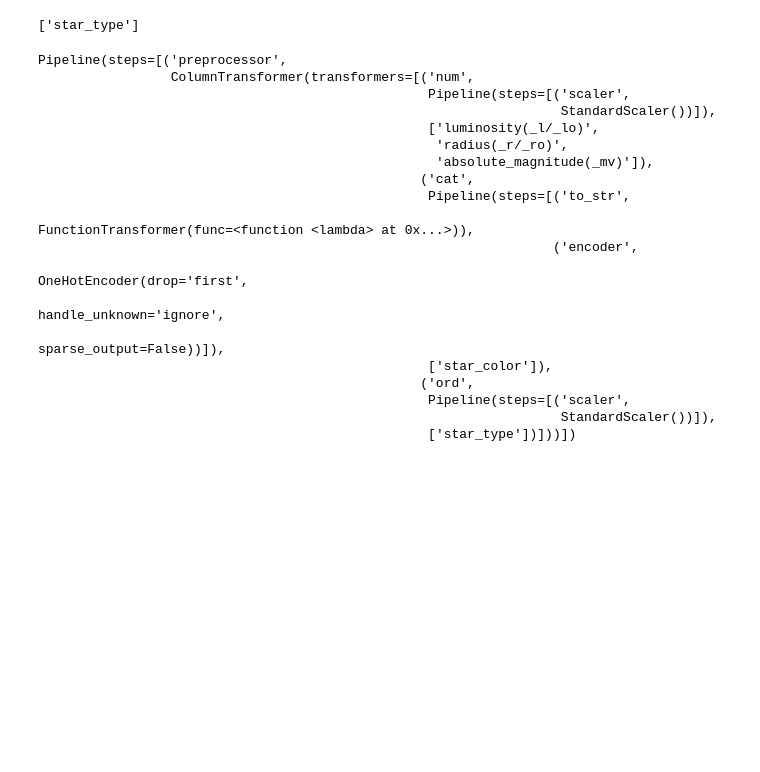
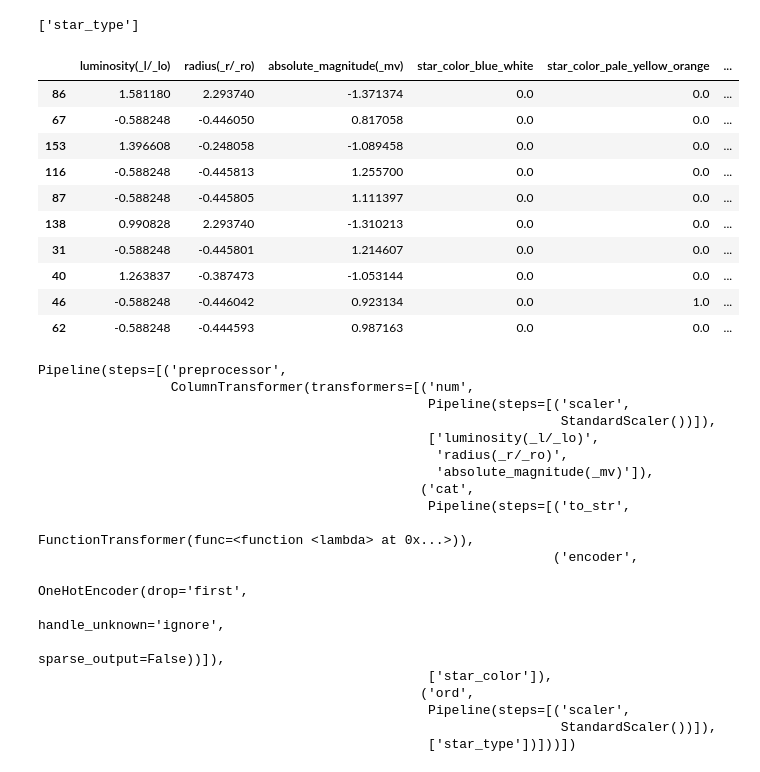
Before and after one commit to Ankudar/yandex_practicum_ds, a Jupyter notebook: 12) Neyrosety/notebook/project.ipynb, the cells around one changed output. Cells and saved outputs as stored; diff of their text form; code cells hidden in the pictures; blank space fills up the shorter version.

```diff
--- a/12) Neyrosety/notebook/project.ipynb
+++ b/12) Neyrosety/notebook/project.ipynb
@@ -473,17 +474,34 @@ preprocessor = ColumnTransformer(
 # %%
 preprocessing_pipeline = Pipeline([
     ('preprocessor', preprocessor)
 ])
 
-# Обучаем препроцессор на тренировочных данных
 preprocessing_pipeline.fit(X_train)
 
-# Получаем преобразованные данные для PyTorch
 X_train_processed = preprocessing_pipeline.transform(X_train)
 X_test_processed = preprocessing_pipeline.transform(X_test)
 
-# Конвертируем в тензоры
-X_train_tensor = torch.FloatTensor(X_train_processed)
-X_test_tensor = torch.FloatTensor(X_test_processed)
-y_train_tensor = torch.FloatTensor(y_train.values)
-y_test_tensor = torch.FloatTensor(y_test.values)
+# посмотри как все нормализовалось после пайплайна
+cat_encoder = preprocessing_pipeline.named_steps['preprocessor'].named_transformers_['cat'].named_steps['encoder']
+cat_feature_names = cat_encoder.get_feature_names_out(cat_cols)
+
+feature_names = (
+    list(num_cols)
+    + list(cat_feature_names)
+    + list(ord_cols)
+)
+
+X_train_transformed_df = pd.DataFrame(X_train_processed, columns=feature_names)
+display(X_train_transformed_df.sample(10))
+# %% [output]
+|  | luminosity(_l/_lo) | radius(_r/_ro) | absolute_magnitude(_mv) | star_color_blue_white | star_color_pale_yellow_orange | ... |
+| 86 | 1.581180 | 2.293740 | -1.371374 | 0.0 | 0.0 | ... |
+| 67 | -0.588248 | -0.446050 | 0.817058 | 0.0 | 0.0 | ... |
+| 153 | 1.396608 | -0.248058 | -1.089458 | 0.0 | 0.0 | ... |
+| 116 | -0.588248 | -0.445813 | 1.255700 | 0.0 | 0.0 | ... |
+| 87 | -0.588248 | -0.445805 | 1.111397 | 0.0 | 0.0 | ... |
+| 138 | 0.990828 | 2.293740 | -1.310213 | 0.0 | 0.0 | ... |
+| 31 | -0.588248 | -0.445801 | 1.214607 | 0.0 | 0.0 | ... |
+| 40 | 1.263837 | -0.387473 | -1.053144 | 0.0 | 0.0 | ... |
+| 46 | -0.588248 | -0.446042 | 0.923134 | 0.0 | 1.0 | ... |
+| 62 | -0.588248 | -0.444593 | 0.987163 | 0.0 | 0.0 | ... |
```
Also changed, not shown: parts of 14 cells of this notebook, 2 other files.
